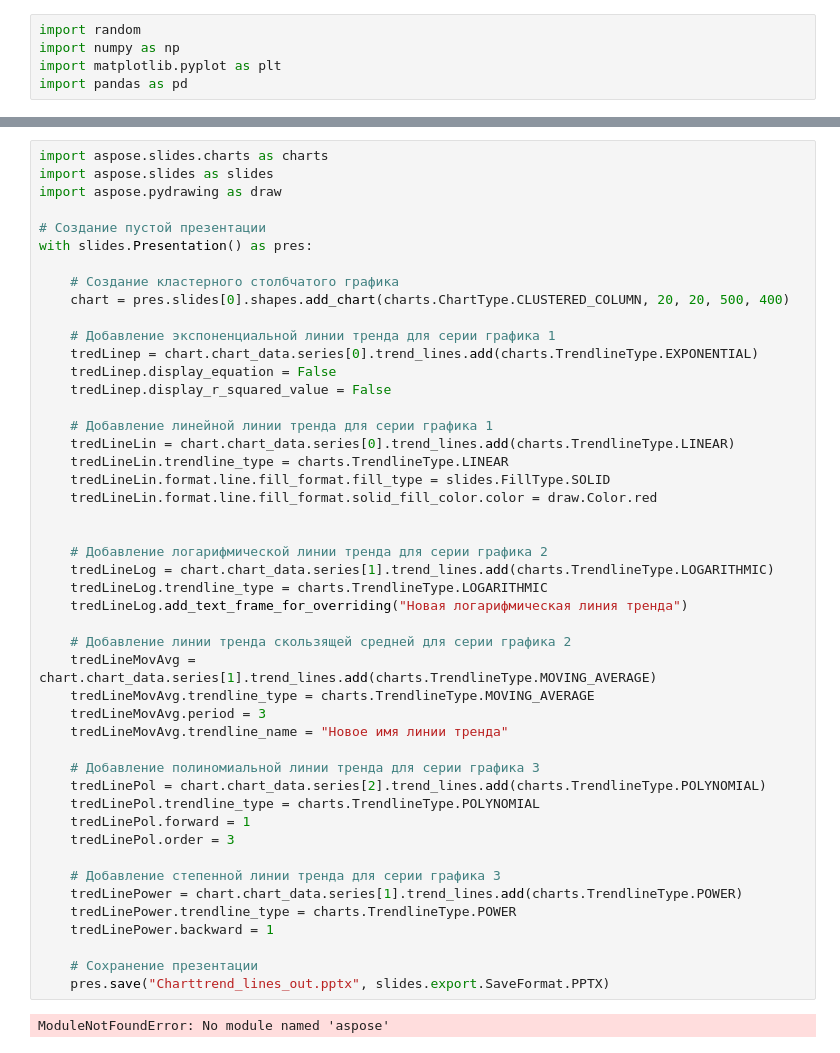
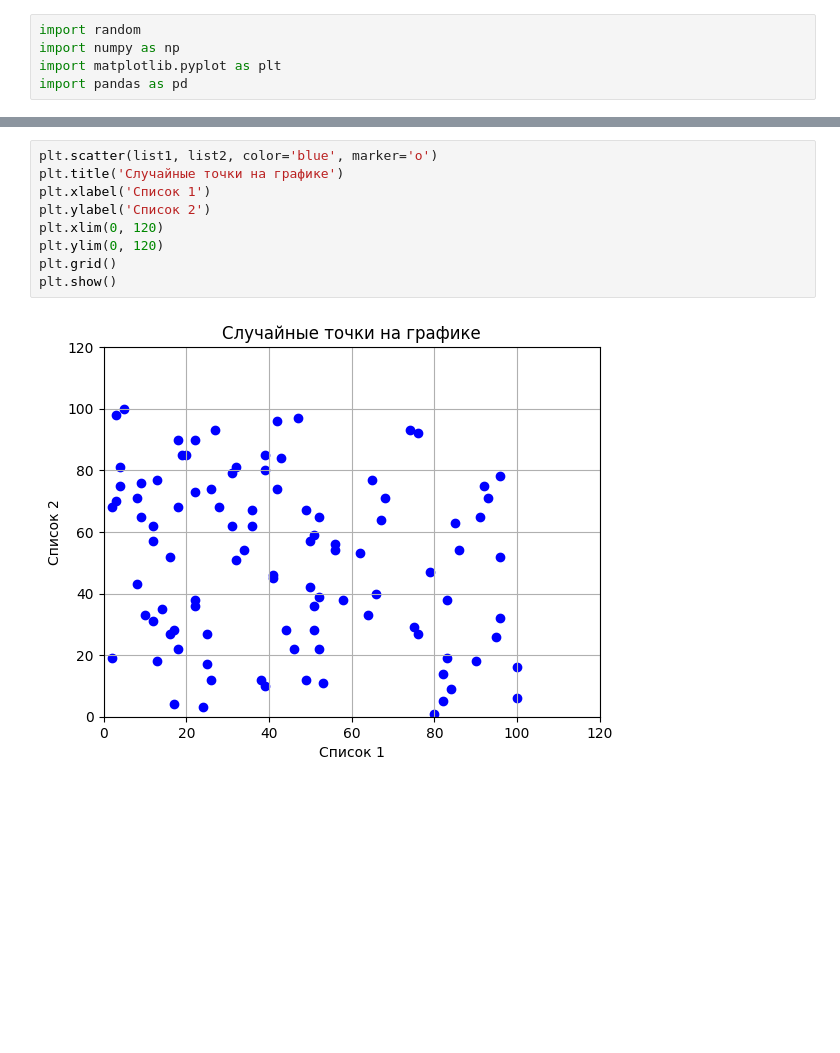
Before and after one commit to KosterioKim/Seisma, a Jupyter notebook: neavnie_svazi.ipynb, the cells around one changed output, grey strips where cells are left out. Saved outputs shown, nothing was run; the diff lists cells and outputs as text; blank space fills up the shorter version.

```diff
--- a/neavnie_svazi.ipynb
+++ b/neavnie_svazi.ipynb
@@ -15,49 +15,11 @@ print("Второй список:", list2)
 # %%
-import aspose.slides.charts as charts
-import aspose.slides as slides
-import aspose.pydrawing as draw
-
-# Создание пустой презентации
-with slides.Presentation() as pres:
-
-    # Создание кластерного столбчатого графика
-    chart = pres.slides[0].shapes.add_chart(charts.ChartType.CLUSTERED_COLUMN, 20, 20, 500, 400)
-
-    # Добавление экспоненциальной линии тренда для серии графика 1
-    tredLinep = chart.chart_data.series[0].trend_lines.add(charts.TrendlineType.EXPONENTIAL)
-    tredLinep.display_equation = False
-    tredLinep.display_r_squared_value = False
-
-    # Добавление линейной линии тренда для серии графика 1
-    tredLineLin = chart.chart_data.series[0].trend_lines.add(charts.TrendlineType.LINEAR)
-    tredLineLin.trendline_type = charts.TrendlineType.LINEAR
-    tredLineLin.format.line.fill_format.fill_type = slides.FillType.SOLID
-    tredLineLin.format.line.fill_format.solid_fill_color.color = draw.Color.red
-
-
-    # Добавление логарифмической линии тренда для серии графика 2
-    tredLineLog = chart.chart_data.series[1].trend_lines.add(charts.TrendlineType.LOGARITHMIC)
-    tredLineLog.trendline_type = charts.TrendlineType.LOGARITHMIC
-    tredLineLog.add_text_frame_for_overriding("Новая логарифмическая линия тренда")
-
-    # Добавление линии тренда скользящей средней для серии графика 2
-    tredLineMovAvg = chart.chart_data.series[1].trend_lines.add(charts.TrendlineType.MOVING_AVERAGE)
-    tredLineMovAvg.trendline_type = charts.TrendlineType.MOVING_AVERAGE
-    tredLineMovAvg.period = 3
-    tredLineMovAvg.trendline_name = "Новое имя линии тренда"
-
-    # Добавление полиномиальной линии тренда для серии графика 3
-    tredLinePol = chart.chart_data.series[2].trend_lines.add(charts.TrendlineType.POLYNOMIAL)
-    tredLinePol.trendline_type = charts.TrendlineType.POLYNOMIAL
-    tredLinePol.forward = 1
-    tredLinePol.order = 3
-
-    # Добавление степенной линии тренда для серии графика 3
-    tredLinePower = chart.chart_data.series[1].trend_lines.add(charts.TrendlineType.POWER)
-    tredLinePower.trendline_type = charts.TrendlineType.POWER
-    tredLinePower.backward = 1
-
-    # Сохранение презентации
-    pres.save("Charttrend_lines_out.pptx", slides.export.SaveFormat.PPTX)
+plt.scatter(list1, list2, color='blue', marker='o')
+plt.title('Случайные точки на графике')
+plt.xlabel('Список 1')
+plt.ylabel('Список 2')
+plt.xlim(0, 120)
+plt.ylim(0, 120)
+plt.grid()
+plt.show()
 # %% [output]
-ModuleNotFoundError: No module named 'aspose'
+[figure, added]
```
Also changed, not shown: parts of 5 cells of this notebook.
